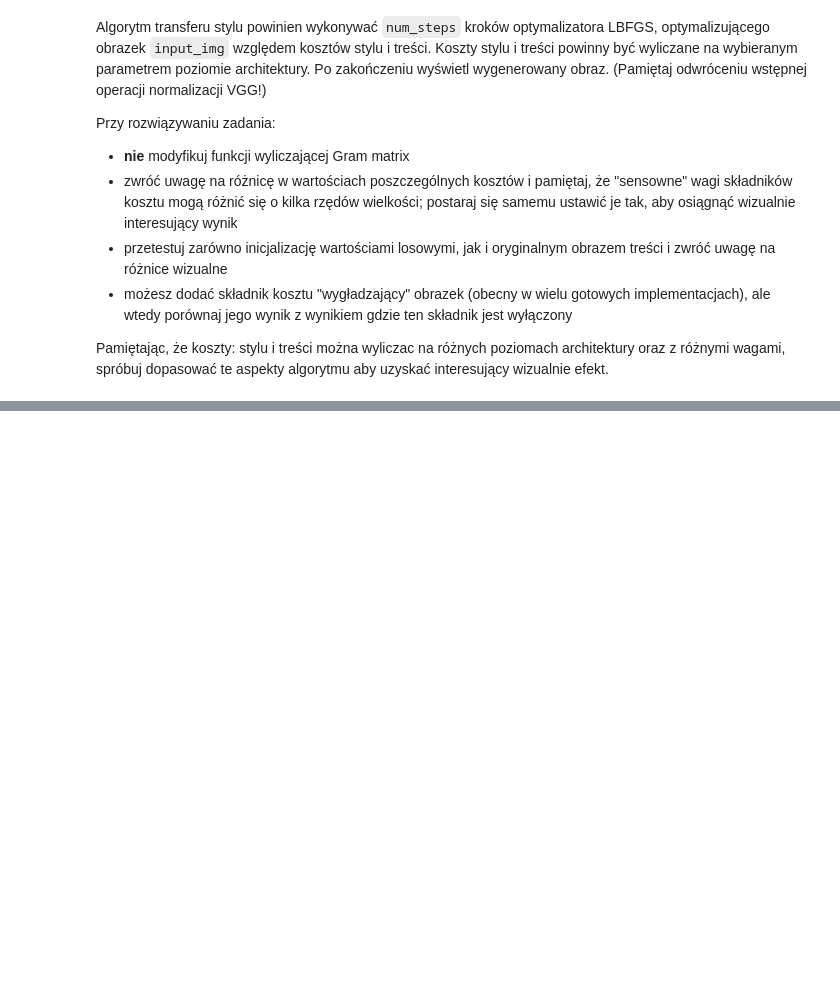
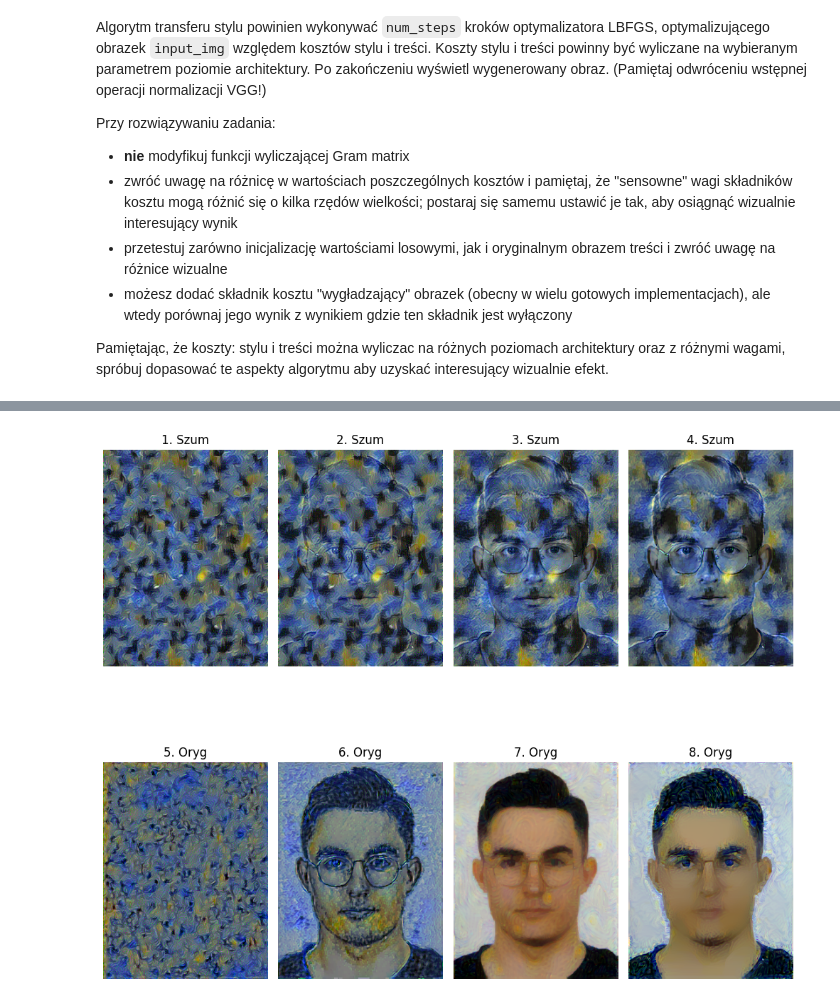
Before and after one commit to KwolekD/GlebokieSieciNeuronowe, a Jupyter notebook: lab07.ipynb, the cells around one changed output, grey strips where cells are left out. Cells and saved outputs as stored; diff of their text form; code cells hidden in the pictures; blank space fills up the shorter version.

```diff
--- a/lab07.ipynb
+++ b/lab07.ipynb
@@ -659,0 +688,79 @@ result = run_style_transfer(
+# %%
+import matplotlib.pyplot as plt
+imsize = (338,256)
+
+style_img = image_loader("data/style.jpg",imsize=imsize)
+content_img = image_loader("data/content.jpg",imsize=imsize)
+
+input_img = torch.randn(1, 3, imsize[0], imsize[1]).cuda()
+
+noise_img = torch.randn(1, 3, imsize[0], imsize[1]).cuda()
+
+# empirycznie, optymalizator LBFGS osiąga w tym zadaniu wyniki lepsze niż Adam
+# pominiemy tu wykonywanie testów pokazujących tę przewage i od razu użyjemy LBFGS
+optimizer = optim.LBFGS([input_img.requires_grad_()])
+# uwaga! LBFGS będzie wymagał opakowania kodu pojedyńczego kroku w funkcję closure
+# patrz https://pytorch.org/docs/stable/optim.html
+
+steps = 300
+
+base_params = {
+    "content_img": content_img.clone(),
+    "style_img": style_img.clone(),
+    "input_img": noise_img.clone(),
+    "num_steps": steps,
+    "tv_weight": 0,
+    "style_weight": 1e4,
+    "content_weight": 50,
+    "style_level": 0,
+    "content_level": 0}
+experiments = [
+    {
+        "title": "1. Szum",
+        "params": {**base_params, "content_weight": 0}
+    },
+    {
+        "title": "2. Szum",
+        "params": {**base_params, "content_weight": 1e9}
+    },
+    {
+        "title": "3. Szum",
+        "params": {**base_params, "content_weight": 1e9, "content_level": 2}
+    },
+    {
+        "title": "4. Szum",
+        "params": {**base_params, "content_weight": 1e9, "tv_weight": 1e6, "content_level": 2}
+    },
+    {
+        "title": "5. Oryg",
+        "params": {**base_params, "input_img": content_start_img.clone(), "content_weight": 1e9}
+    },
+    {
+        "title": "6. Oryg",
+        "params": {**base_params, "input_img": content_start_img.clone(), "content_weight": 1e9, "tv_weight": 1e6, "content_level": 2}
+    },
+    {
+        "title": "7. Oryg",
+        "params": {**base_params, "input_img": content_start_img.clone(), "content_weight": 1e9, "tv_weight": 1e6, "style_level": 2}
+    },
+    {
+        "title": "8. Oryg",
+        "params": {**base_params, "input_img": content_start_img.clone(), "content_weight": 1e9, "tv_weight": 1e6, "style_level": 1}
+    }
+]
+
+results = []
+for exp in experiments:
+    print(f"Rozpoczynam: {exp['title']}...")
+    res = run_style_transfer(**exp['params'])
+    results.append((exp['title'], res))
+# Wyświetlamy zbiorczo na jednym dużym wykresie
+fig, axes = plt.subplots(2, 4, figsize=(10, 10))
+axes = axes.flatten()
+for i, (title, img_tensor) in enumerate(results):
+    axes[i].imshow(img_tensor.permute(1, 2, 0))
+    axes[i].set_title(title)
+    axes[i].axis('off')
+plt.tight_layout()
+plt.show()
+# %% [output]
@@ -659,0 +784 @@ result = run_style_transfer(
+[figure, added]
```
Also changed, not shown: parts of 6 cells of this notebook, 3 other files.
